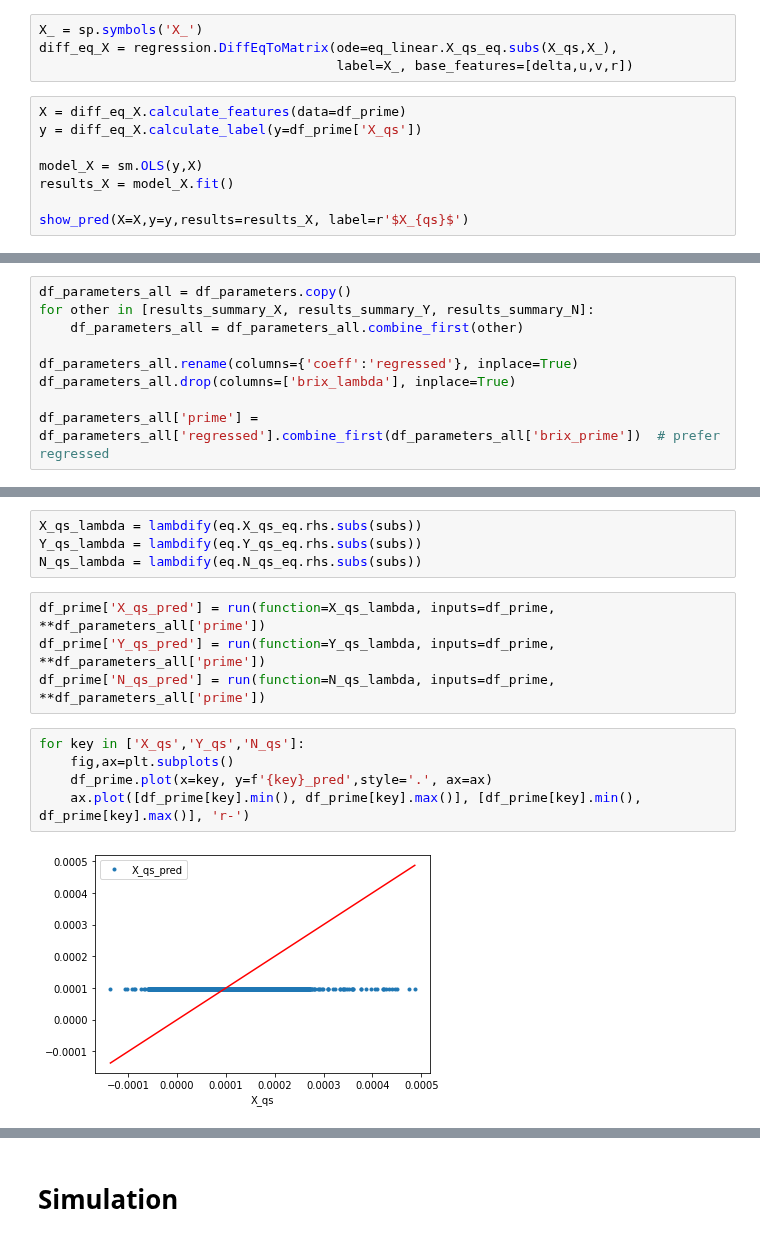
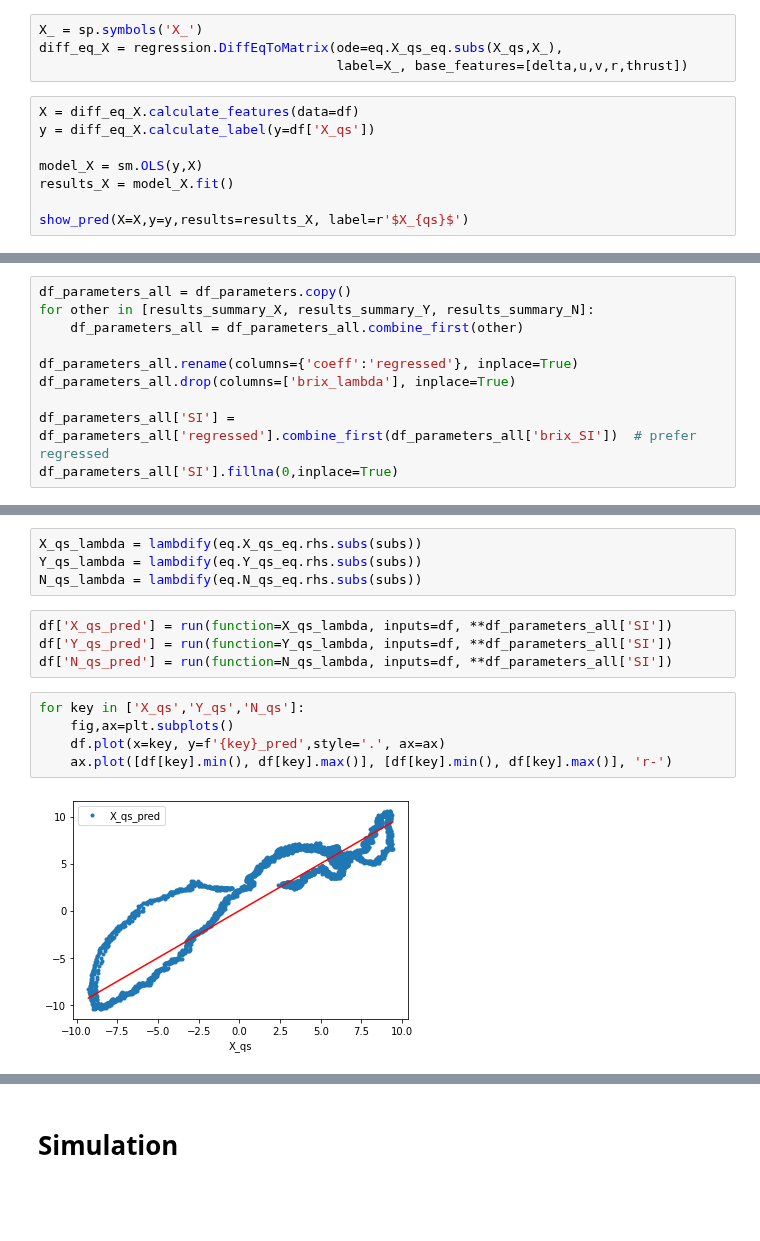
Before and after one commit to martinlarsalbert/VesselManoeuvringModels, a Jupyter notebook: notebooks/07_01_static_forces_from_model_test.ipynb, the cells around one changed output, grey strips where cells are left out. Cells and saved outputs as stored; diff of their text form; blank space fills up the shorter version.

```diff
--- a/notebooks/07_01_static_forces_from_model_test.ipynb
+++ b/notebooks/07_01_static_forces_from_model_test.ipynb
@@ -415,11 +426,11 @@ Notes:
 ## X
 # %%
 X_ = sp.symbols('X_')
-diff_eq_X = regression.DiffEqToMatrix(ode=eq_linear.X_qs_eq.subs(X_qs,X_),
-                                      label=X_, base_features=[delta,u,v,r])
+diff_eq_X = regression.DiffEqToMatrix(ode=eq.X_qs_eq.subs(X_qs,X_),
+                                      label=X_, base_features=[delta,u,v,r,thrust])
 # %%
-X = diff_eq_X.calculate_features(data=df_prime)
-y = diff_eq_X.calculate_label(y=df_prime['X_qs'])
+X = diff_eq_X.calculate_features(data=df)
+y = diff_eq_X.calculate_label(y=df['X_qs'])
 
 model_X = sm.OLS(y,X)
 results_X = model_X.fit()
@@ -464,7 +475,8 @@ for other in [results_summary_X, results_summary_Y, results_summary_N]:
 df_parameters_all.rename(columns={'coeff':'regressed'}, inplace=True)
 df_parameters_all.drop(columns=['brix_lambda'], inplace=True)
 
-df_parameters_all['prime'] = df_parameters_all['regressed'].combine_first(df_parameters_all['brix_prime'])  # prefer regressed
+df_parameters_all['SI'] = df_parameters_all['regressed'].combine_first(df_parameters_all['brix_SI'])  # prefer regressed
+df_parameters_all['SI'].fillna(0,inplace=True)
 # %%
 df_parameters_all
 # %% [output]
@@ -502,13 +514,13 @@ X_qs_lambda = lambdify(eq.X_qs_eq.rhs.subs(subs))
 Y_qs_lambda = lambdify(eq.Y_qs_eq.rhs.subs(subs))
 N_qs_lambda = lambdify(eq.N_qs_eq.rhs.subs(subs))
 # %%
-df_prime['X_qs_pred'] = run(function=X_qs_lambda, inputs=df_prime, **df_parameters_all['prime'])
-df_prime['Y_qs_pred'] = run(function=Y_qs_lambda, inputs=df_prime, **df_parameters_all['prime'])
-df_prime['N_qs_pred'] = run(function=N_qs_lambda, inputs=df_prime, **df_parameters_all['prime'])
+df['X_qs_pred'] = run(function=X_qs_lambda, inputs=df, **df_parameters_all['SI'])
+df['Y_qs_pred'] = run(function=Y_qs_lambda, inputs=df, **df_parameters_all['SI'])
+df['N_qs_pred'] = run(function=N_qs_lambda, inputs=df, **df_parameters_all['SI'])
 # %%
 for key in ['X_qs','Y_qs','N_qs']:
     fig,ax=plt.subplots()
-    df_prime.plot(x=key, y=f'{key}_pred',style='.', ax=ax)
-    ax.plot([df_prime[key].min(), df_prime[key].max()], [df_prime[key].min(), df_prime[key].max()], 'r-')
+    df.plot(x=key, y=f'{key}_pred',style='.', ax=ax)
+    ax.plot([df[key].min(), df[key].max()], [df[key].min(), df[key].max()], 'r-')
 # %% [output]
-[figure, old version]
+[figure, new version]
```
Also changed, not shown: parts of 52 cells of this notebook, 15 other files.
